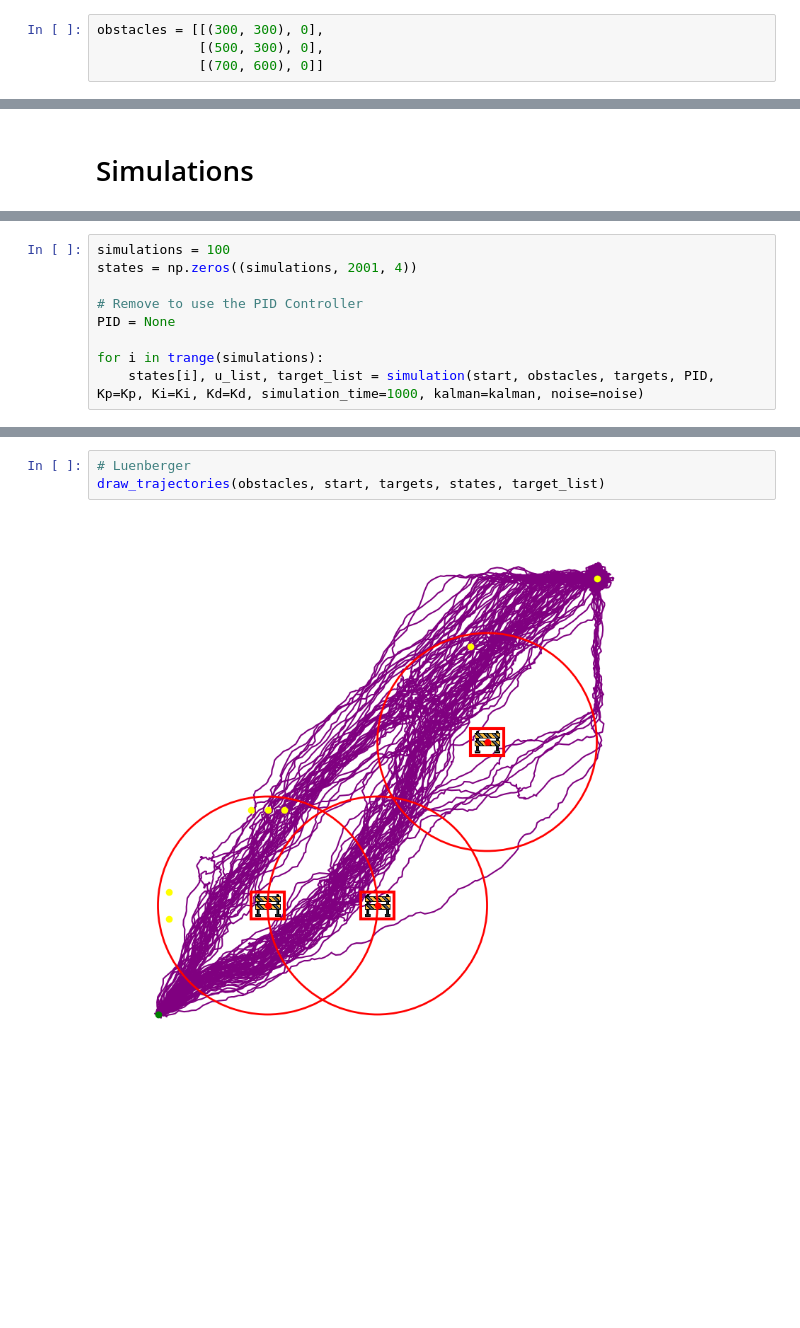
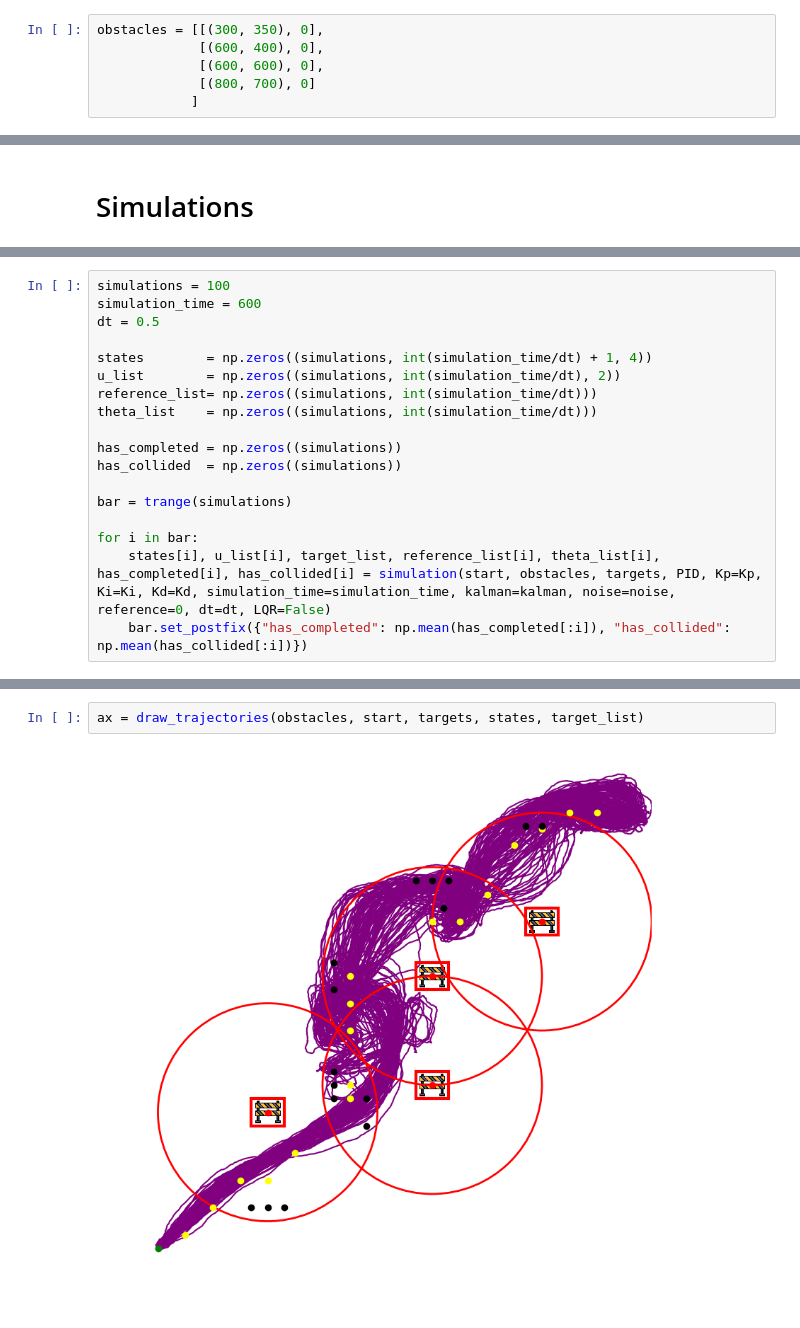
Before and after one commit to Nefasto1/CPS_Project, a Jupyter notebook: Prova.ipynb, the cells around one changed output, grey strips where cells are left out. Saved outputs shown, nothing was run; the diff lists cells and outputs as text; blank space fills up the shorter version.

```diff
--- a/Prova.ipynb
+++ b/Prova.ipynb
@@ -30,9 +53,11 @@ targets = np.array([[900, 900, 0, 0]])
 - First tuple: $(x, y)$
 - Angle in degree
 # %%
-obstacles = [[(300, 300), 0],
-             [(500, 300), 0],
-             [(700, 600), 0]]
+obstacles = [[(300, 350), 0],
+             [(600, 400), 0],
+             [(600, 600), 0],
+             [(800, 700), 0]
+            ]
 # %% [markdown]
 ## Noise
 
@@ -94,9 +119,18 @@ else:
 # %%
 simulations = 100
-states = np.zeros((simulations, 2001, 4))
+simulation_time = 600
+dt = 0.5
 
-# Remove to use the PID Controller
-PID = None
+states        = np.zeros((simulations, int(simulation_time/dt) + 1, 4))
+u_list        = np.zeros((simulations, int(simulation_time/dt), 2))
+reference_list= np.zeros((simulations, int(simulation_time/dt)))
+theta_list    = np.zeros((simulations, int(simulation_time/dt)))
 
-for i in trange(simulations):
-    states[i], u_list, target_list = simulation(start, obstacles, targets, PID, Kp=Kp, Ki=Ki, Kd=Kd, simulation_time=1000, kalman=kalman, noise=noise)
+has_completed = np.zeros((simulations))
+has_collided  = np.zeros((simulations))
+
+bar = trange(simulations)
+
+for i in bar:
+    states[i], u_list[i], target_list, reference_list[i], theta_list[i], has_completed[i], has_collided[i] = simulation(start, obstacles, targets, PID, Kp=Kp, Ki=Ki, Kd=Kd, simulation_time=simulation_time, kalman=kalman, noise=noise, reference=0, dt=dt, LQR=False)
+    bar.set_postfix({"has_completed": np.mean(has_completed[:i]), "has_collided": np.mean(has_collided[:i])})
@@ -142,5 +137,4 @@ draw_trajectories(obstacles, start, targets, states, target_list)
-# %%
-# Luenberger
-draw_trajectories(obstacles, start, targets, states, target_list)
-# %% [output]
-[figure, removed]
+# %%
+ax = draw_trajectories(obstacles, start, targets, states, target_list)
+# %% [output]
+[figure, added]
```
Also changed, not shown: parts of 25 cells of this notebook, 5 other files.
